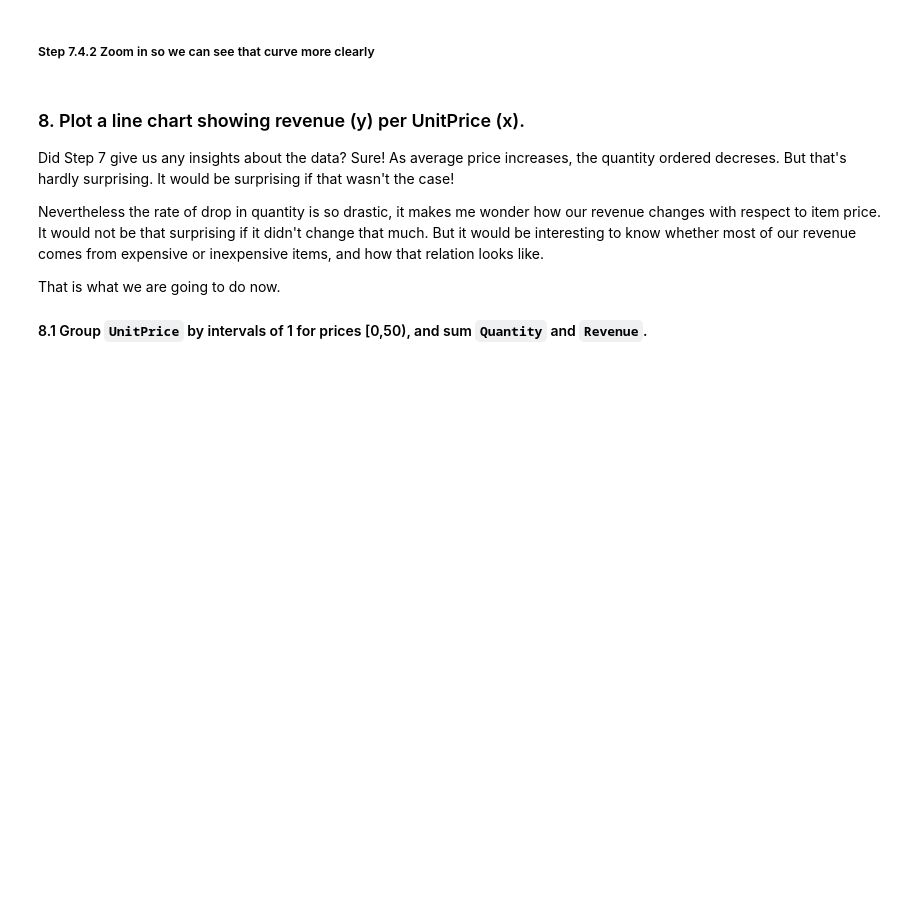
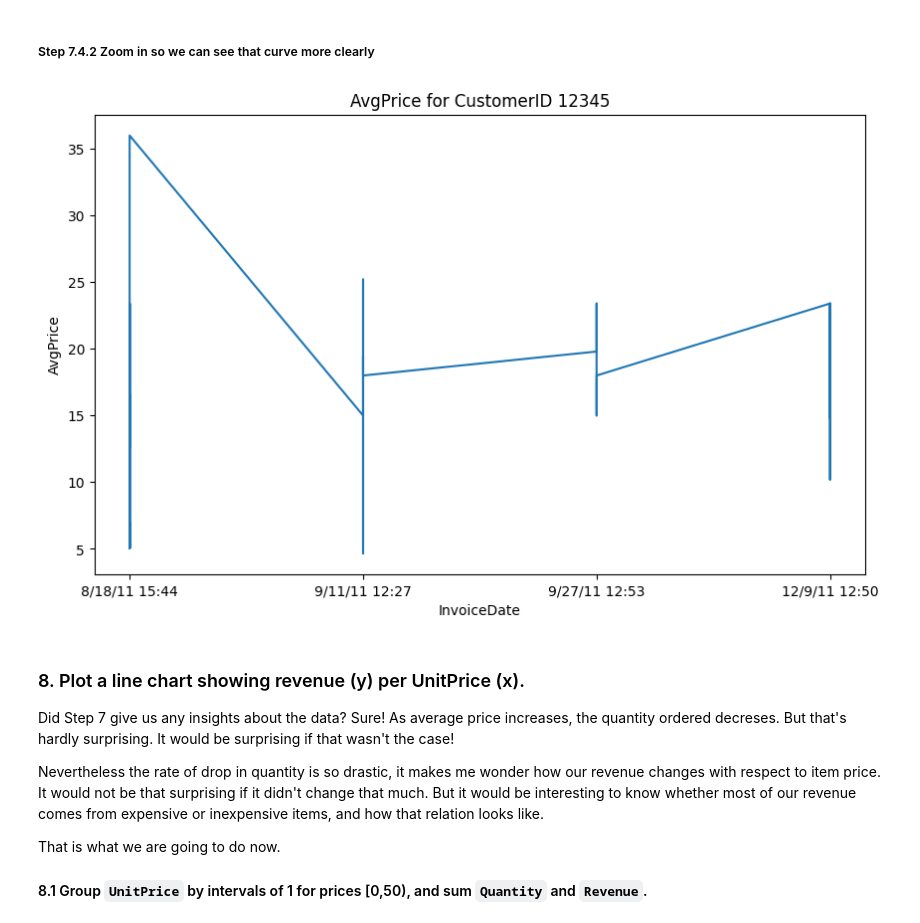
Before and after one commit to TranAnh35/CodeForAI, a Jupyter notebook: 07_Visualization/Online_Retails.ipynb, the cells around one changed output. Cells and saved outputs as stored; diff of their text form; code cells hidden in the pictures; blank space fills up the shorter version.

```diff
--- a/07_Visualization/Online_Retails.ipynb
+++ b/07_Visualization/Online_Retails.ipynb
@@ -196,5 +265,14 @@ So: we should plot the data regardless of `Country` and hopefully see a less sca
 # %% [markdown]
 ##### Step 7.4.2 Zoom in so we can see that curve more clearly
+# %%
+plt.figure(figsize=(10,6))
+plt.plot(online_rt[online_rt['CustomerID'] == 12680]['InvoiceDate'], online_rt[online_rt['CustomerID'] == 12680]['Revenue'])
+plt.title('AvgPrice for CustomerID 12345')
+plt.xlabel('InvoiceDate')
+plt.ylabel('AvgPrice')
+plt.show()
+# %% [output]
+[figure, added]
 # %% [markdown]
 ### 8. Plot a line chart showing revenue (y) per UnitPrice (x).
 
```
Also changed, not shown: parts of 14 cells of this notebook, 1 other file.
